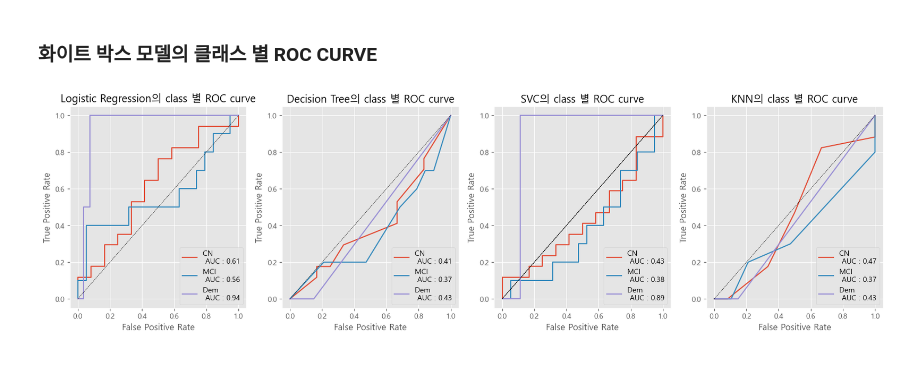
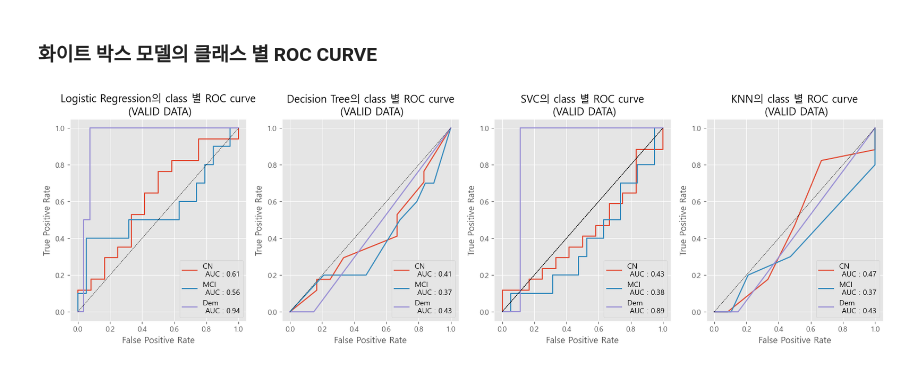
Before and after one commit to yonghyeun/Dementia_Analysis, a Jupyter notebook: LifeLog data/[라이프로그] 데이터 모델링.ipynb, the cells around one changed output. Cells and saved outputs as stored; diff of their text form; code cells hidden in the pictures.

```diff
--- a/LifeLog data/[라이프로그] 데이터 모델링.ipynb
+++ b/LifeLog data/[라이프로그] 데이터 모델링.ipynb
@@ -792,7 +800,7 @@ X,Y = preprocessing(df)
 from sklearn.model_selection import train_test_split,GridSearchCV
 from sklearn.ensemble import RandomForestClassifier
 
-x_train,x_test,y_train,y_test = train_test_split(X,Y,stratify = Y,
+x_train,x_valid,y_train,y_valid = train_test_split(X,Y,stratify = Y,
                                                     random_state = 42,test_size = 0.2)
 # %% [markdown]
 ## 화이트박스 모델
@@ -977,11 +992,11 @@ avg_roc_curve(models)
 # %% [markdown]
 ### 화이트 박스 모델의 클래스 별 ROC CURVE
 # %%
-def roc_curve_plot(models):
+def roc_curve_plot(models,TEST_FEATURE,TEST_LABEL, ADD_TITLE):
 
     fig,ax = plt.subplots(ncols = len(models), figsize = (20,5))
 
-    real = label_binarize(y_test, classes = [0,1,2]) # 다중 범주 문제를 roc_curve 로 그리기 위해 encoding
+    real = label_binarize(TEST_LABEL, classes = [0,1,2]) # 다중 범주 문제를 roc_curve 로 그리기 위해 encoding
                                                     # 각 클래스 별 ROC curve를 그리게 된다.
     n = 3 # classes 의 unqiue 한 갯수
 
@@ -994,7 +1009,7 @@ def roc_curve_plot(models):
 
             model.fit(x_train,y_train)
 
-            prob = model.predict_proba(x_test)
+            prob = model.predict_proba(TEST_FEATURE)
 
             fpr = {}
             tpr = {}
@@ -1017,7 +1032,7 @@ def roc_curve_plot(models):
 
         else:
 
-            prob = model.predict_proba(x_test)
+            prob = model.predict_proba(TEST_FEATURE)
 
             fpr = {}
             tpr = {}
@@ -1035,10 +1050,10 @@ def roc_curve_plot(models):
 
         ax[num].plot([0,1],[0,1], ls = '--', c = 'k', lw = '0.5')
         ax[num].legend(loc = 'lower right')
-        ax[num].set_title(f'{name}의 class 별 ROC curve')
+        ax[num].set_title(f'{name}의 class 별 ROC curve\n ({ADD_TITLE})')
         ax[num].set_xlabel('False Positive Rate')
         ax[num].set_ylabel('True Positive Rate')
 # %%
-roc_curve_plot(models)
+roc_curve_plot(models,x_valid,y_valid,'VALID DATA')
 # %% [output]
-[figure, old version]
+[figure, new version]
```
Also changed, not shown: parts of 9 cells of this notebook.
